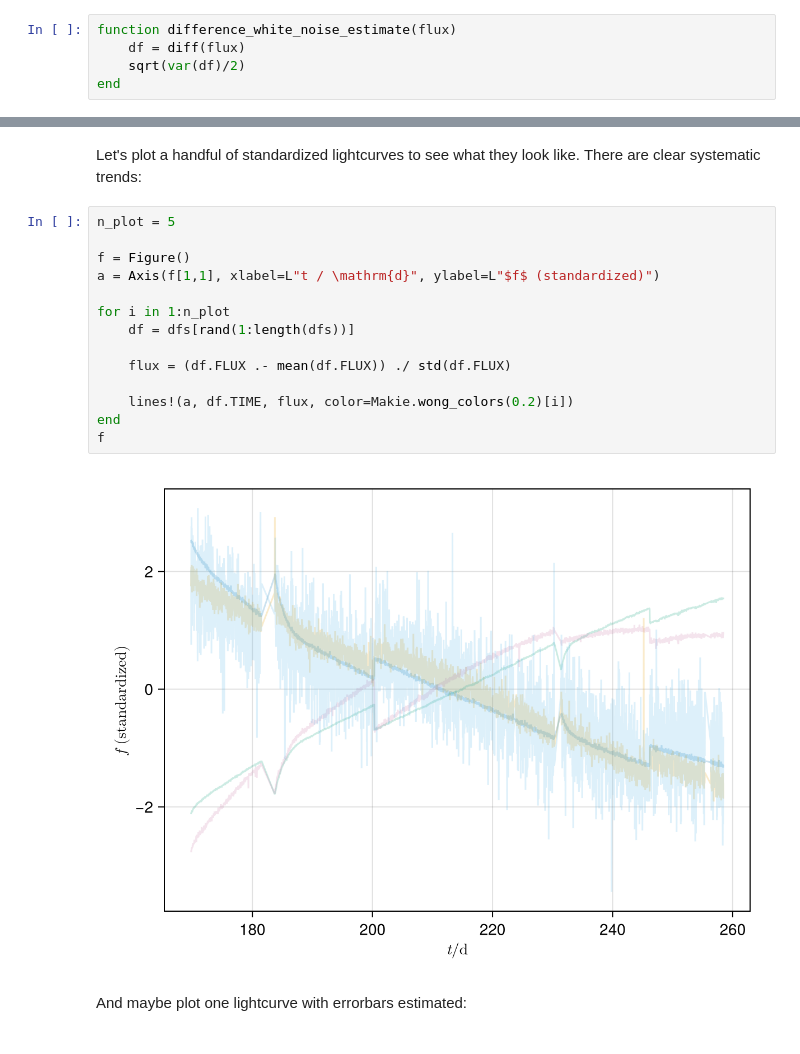
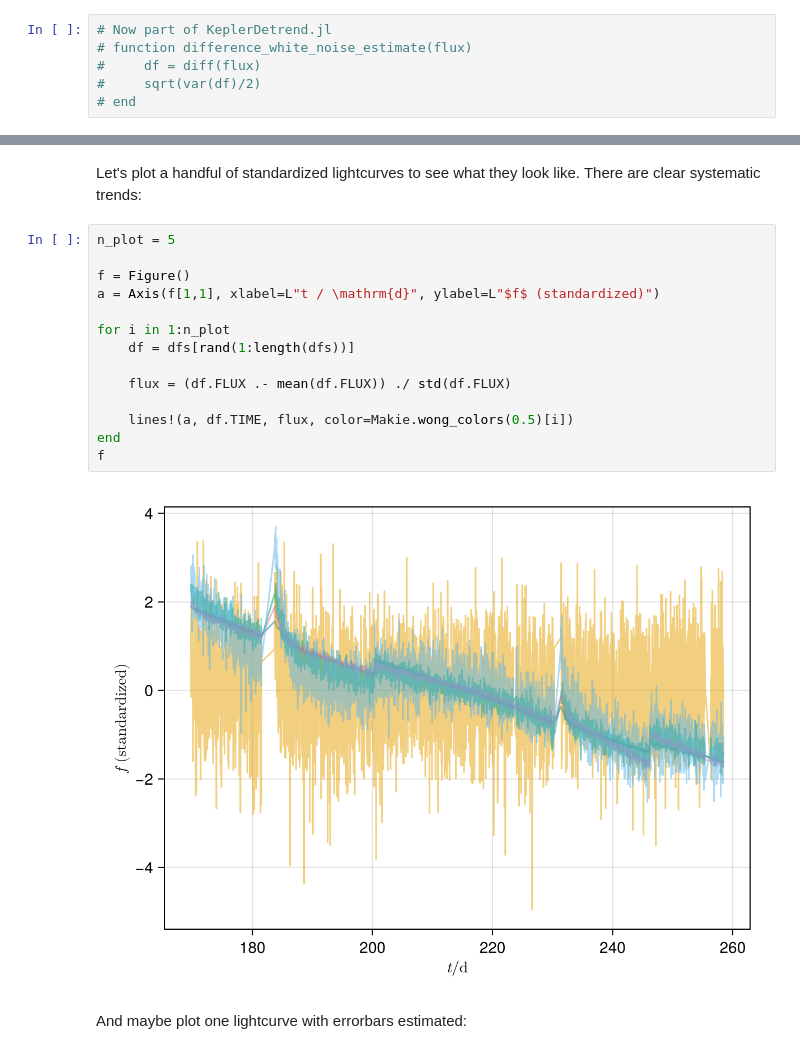
Before and after one commit to farr/KeplerDetrend, a Jupyter notebook: notebooks/Playground.ipynb, the cells around one changed output, grey strips where cells are left out. Saved outputs shown, nothing was run; the diff lists cells and outputs as text.

```diff
--- a/notebooks/Playground.ipynb
+++ b/notebooks/Playground.ipynb
@@ -44,7 +45,8 @@ $$
 \mathrm{var} \left( y_{i+1} - y_i \right) = 2 \mathrm{var} \left( y_i \right)
 $$
 # %%
-function difference_white_noise_estimate(flux)
-    df = diff(flux)
-    sqrt(var(df)/2)
-end
+# Now part of KeplerDetrend.jl
+# function difference_white_noise_estimate(flux)
+#     df = diff(flux)
+#     sqrt(var(df)/2)
+# end
@@ -61,19 +61,19 @@ Let's plot a handful of standardized lightcurves to see what they look like.  Th
 # %%
 n_plot = 5
 
 f = Figure()
 a = Axis(f[1,1], xlabel=L"t / \mathrm{d}", ylabel=L"$f$ (standardized)")
 
 for i in 1:n_plot
     df = dfs[rand(1:length(dfs))]
 
     flux = (df.FLUX .- mean(df.FLUX)) ./ std(df.FLUX)
 
-    lines!(a, df.TIME, flux, color=Makie.wong_colors(0.2)[i])
+    lines!(a, df.TIME, flux, color=Makie.wong_colors(0.5)[i])
 end
 f
 # %% [output]
-[figure, old version]
+[figure, new version]
 # %% [markdown]
 And maybe plot one lightcurve with errorbars estimated:
 # %%
```
Also changed, not shown: parts of 13 cells of this notebook, 3 other files.
